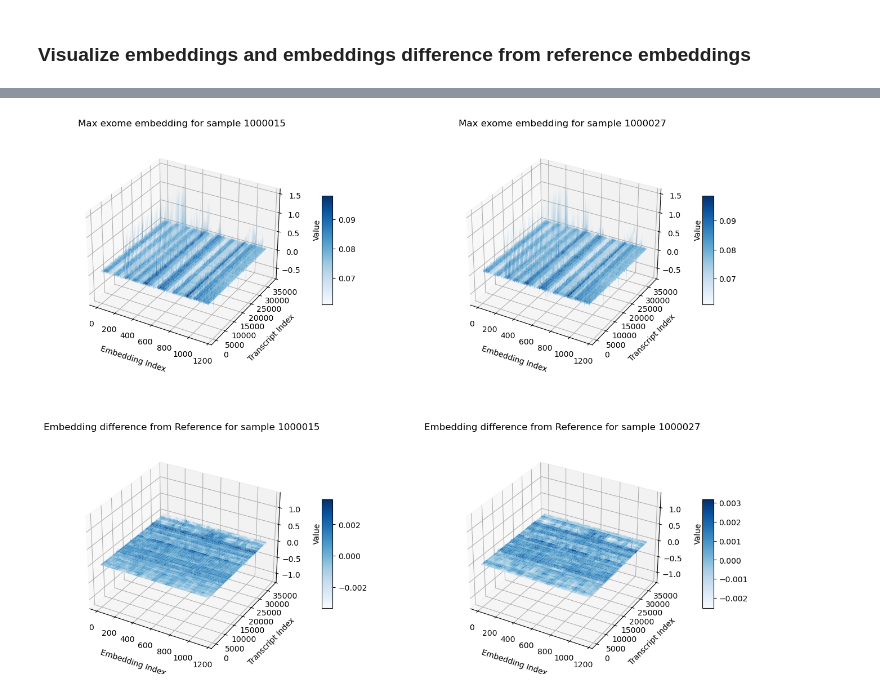
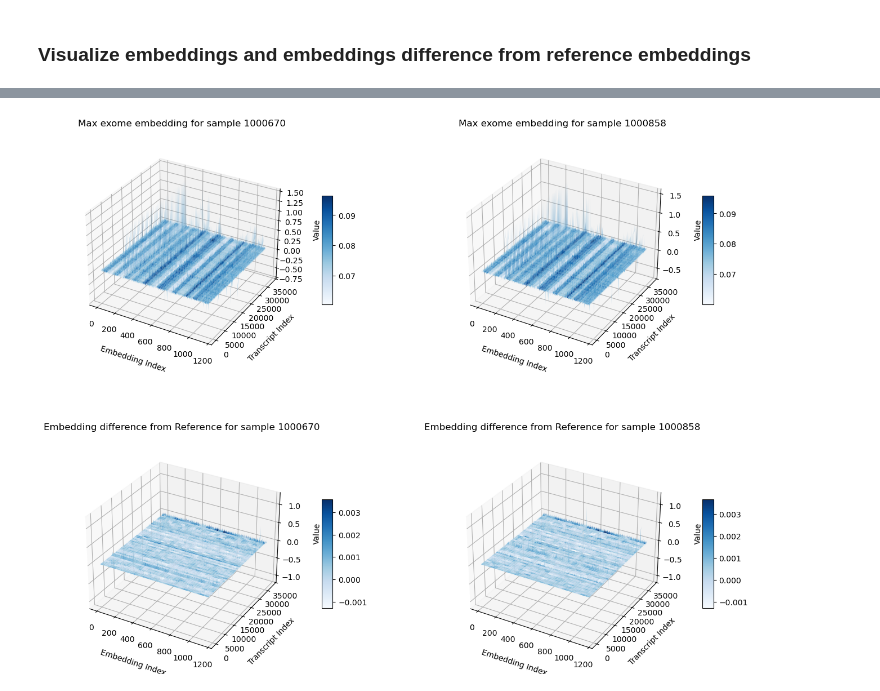
Before and after one commit to khoa-yelo/ukbb_gwas, a Jupyter notebook: notebooks/ExomeDL.ipynb, the cells around one changed output, grey strips where cells are left out. Cells and saved outputs as stored; diff of their text form; code cells hidden in the pictures.

```diff
--- a/notebooks/ExomeDL.ipynb
+++ b/notebooks/ExomeDL.ipynb
@@ -16,7 +16,8 @@ from dataloader import VariantLoader, EmbeddingLoader, ExomeLoader
 ### Load Database
 # %%
 DATA_DIR = os.getenv("PROCESSED_DATA")
-VARIANT_DB = join(DATA_DIR, "processed/sqlite/ukbb.db")
+REF_DIR = os.getenv("PROCESSED_DATA")
+VARIANT_DB = join(DATA_DIR, "processed/sqlite/ukbb_sample_indexed.db")
 EMBEDDING_DB = join(DATA_DIR, "processed/embeddings/protein_embeddings.h5")
-REF_DB = join(DATA_DIR, "processed/ref_exome.csv")
+REF_DB = join(REF_DIR, "processed/ref_exome.csv")
 # %%
@@ -76,6 +73,7 @@ def visualize_exome_embeddings(data, title, ax=None):
     ax.set_xlabel("Embedding Index", labelpad=10)
     ax.set_ylabel("Transcript Index", labelpad=10)
     ax.set_zlabel("Value", labelpad=10)
+    ax.set_zlim(data.min(), data.max())
 
     if not hasattr(ax, "_subplotspec"):  # Means it's a standalone figure
         fig.colorbar(surf, ax=ax, shrink=0.5, aspect=10, pad=0.1)
@@ -96,13 +106,13 @@ plt.show()
 # %%
-data_list = [max_data["1000015"], max_data["1000027"], max_data["1000015"] - max_ref, max_data["1000027"] - max_ref]
-titles = ["Max exome embedding for sample 1000015", "Max exome embedding for sample 1000027" ,\
-          "Embedding difference from Reference for sample 1000015", "Embedding difference from Reference for sample 1000027"]
+data_list = [max_data["1000670"], max_data["1000858"], max_data["1000670"] - max_ref, max_data["1000858"] - max_ref]
+titles = ["Max exome embedding for sample 1000670", "Max exome embedding for sample 1000858" ,\
+          "Embedding difference from Reference for sample 1000670", "Embedding difference from Reference for sample 1000858"]
 fig = plt.figure(figsize=(16, 12))
 for i, (d, title) in enumerate(zip(data_list, titles), 1):
     ax = fig.add_subplot(2, 2, i, projection='3d')
     surf = visualize_exome_embeddings(d, title, ax=ax)
     fig.colorbar(surf, ax=ax, shrink=0.5, aspect=10, pad=0.1)
 plt.subplots_adjust(hspace=0.4)
 plt.show()
 # %% [output]
-[figure, old version]
+[figure, new version]
```
Also changed, not shown: parts of 4 cells of this notebook.
